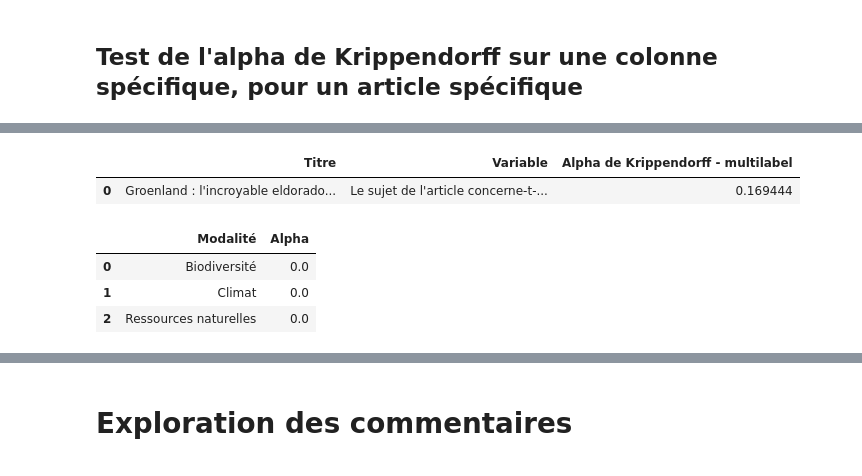
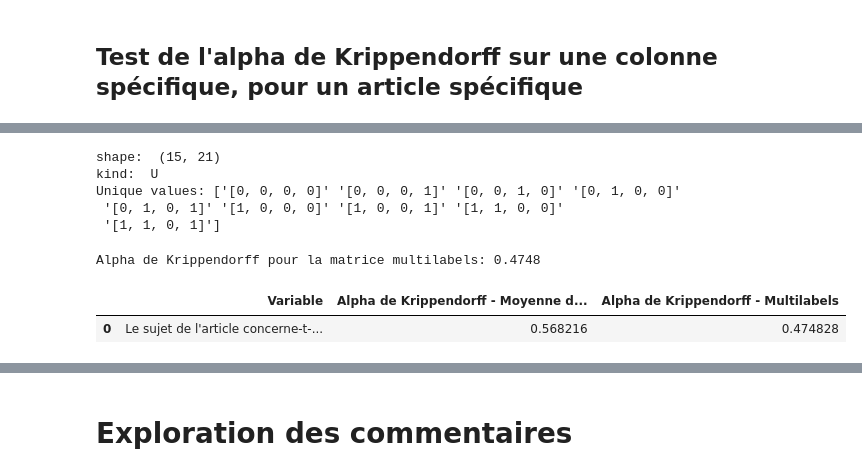
Before and after one commit to athebault/OME_methodo_presse, a Jupyter notebook: veille_ete2025/analyse_veille/analyse_tableaux_veille.ipynb, the cells around one changed output, grey strips where cells are left out. Saved outputs shown, nothing was run; the diff lists cells and outputs as text; code cells hidden in the pictures.

```diff
--- a/veille_ete2025/analyse_veille/analyse_tableaux_veille.ipynb
+++ b/veille_ete2025/analyse_veille/analyse_tableaux_veille.ipynb
@@ -338,0 +444,4 @@ np.float64(0.1694444444444445)
+# %%
+# 8. Calcul de la matrice de Krippendorff multilabels
+bin_df["multilabel"] = bin_df[labels].apply(lambda x: str(x.tolist()), axis=1)
+bin_df
@@ -338,0 +462,4 @@ np.float64(0.1694444444444445)
+# %%
+# Création de la matrice veilleur x titre
+veilleur_x_titre_multilabel = bin_df.pivot_table(index=col_veilleur, columns=col_titre, values="multilabel", aggfunc='sum')
+veilleur_x_titre_multilabel
@@ -339,28 +485,29 @@ np.float64(0.1694444444444445)
+# %%
+#8. Matrice de Krippendorff multilabels
+M_multilabel = np.array(veilleur_x_titre_multilabel, dtype="U")
+print("shape: ", M_multilabel.shape)
+print("kind: ", M_multilabel.dtype.kind)
+print("Unique values:", np.unique(M_multilabel[M_multilabel != "nan"]))
+# %% [output]
+shape:  (15, 21)
+kind:  U
+Unique values: ['[0, 0, 0, 0]' '[0, 0, 0, 1]' '[0, 0, 1, 0]' '[0, 1, 0, 0]'
+ '[0, 1, 0, 1]' '[1, 0, 0, 0]' '[1, 0, 0, 1]' '[1, 1, 0, 0]'
+ '[1, 1, 0, 1]']
+# %%
+# 9. Calcul de l'alpha de Krippendorff multilabels
+alpha_multilabel = krippendorff.alpha(reliability_data=M_multilabel, level_of_measurement="nominal")
+print(f"Alpha de Krippendorff pour la matrice multilabels: {alpha_multilabel:.4f}")
+# %% [output]
+Alpha de Krippendorff pour la matrice multilabels: 0.4748
 # %%
 # Insertion dans le dataframe
 result_df = pd.DataFrame({
-    "Titre": [titre],
     "Variable": [col_to_test],
-    "Alpha de Krippendorff - multilabel": [krippendorff_alpha]
+    "Alpha de Krippendorff - Moyenne des labels": [alpha],
+    "Alpha de Krippendorff - Multilabels": [alpha_multilabel]
 })
 result_df
 # %% [output]
-|  | Titre | Variable | Alpha de Krippendorff - multilabel |
-| 0 | Groenland : l'incroyable eldorado... | Le sujet de l'article concerne-t-... | 0.169444 |
+|  | Variable | Alpha de Krippendorff - Moyenne d... | Alpha de Krippendorff - Multilabels |
+| 0 | Le sujet de l'article concerne-t-... | 0.568216 | 0.474828 |
-# %%
-# Test pour chaque modalité
-results = []
-col_veilleur = "Personne en charge de la veille (nom, prénom)"
-for label in mlb.classes_:
-    # Items × codeurs
-    wide = df_encoded.pivot_table(index="Titre", columns=col_veilleur, values=label, aggfunc="max").astype(float)
-    a = krippendorff.alpha(reliability_data=wide.T.values, level_of_measurement="nominal")
-    results.append({"Modalité": label, "Alpha": a})
-
-df_alpha = pd.DataFrame(results).sort_values("Modalité").reset_index(drop=True)
-df_alpha
-# %% [output]
-|  | Modalité | Alpha |
-| 0 | Biodiversité | 0.0 |
-| 1 | Climat | 0.0 |
-| 2 | Ressources naturelles | 0.0 |
```
Also changed, not shown: parts of 50 cells of this notebook, 1 other file.
